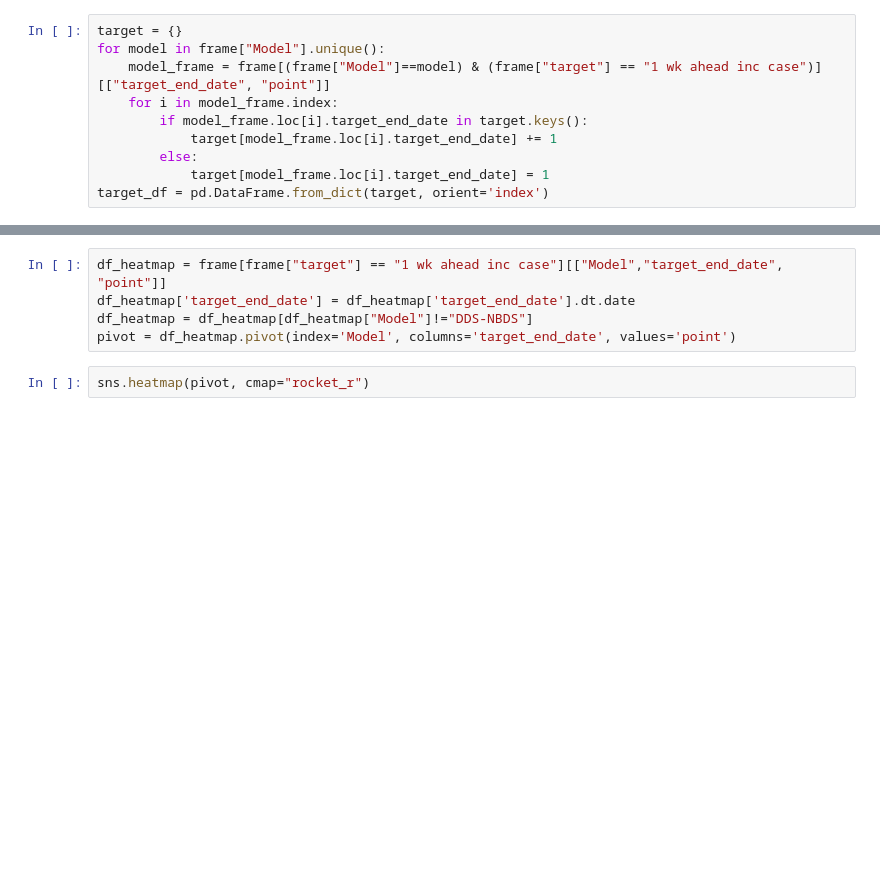
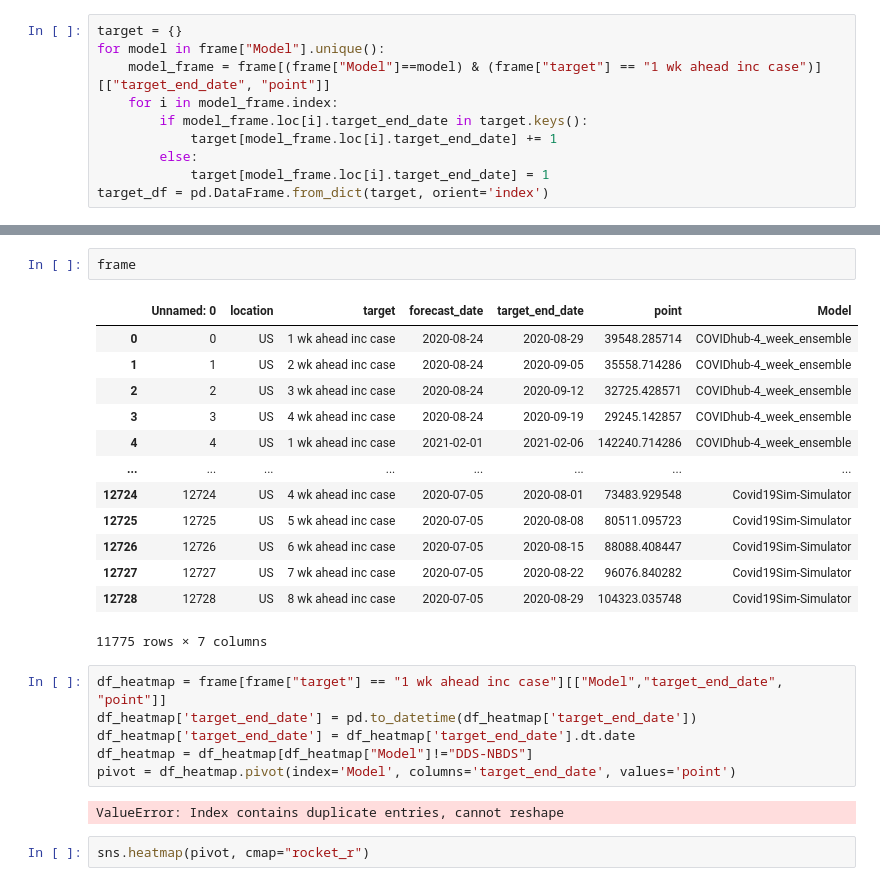
Before and after one commit to govindjeevan/cdc-model-analysis, a Jupyter notebook: 0. Timeline Analysis.ipynb, the cells around one changed output, grey strips where cells are left out. Cells and saved outputs as stored; diff of their text form; blank space fills up the shorter version.

```diff
--- a/0. Timeline Analysis.ipynb
+++ b/0. Timeline Analysis.ipynb
@@ -36,8 +24,27 @@ plt.savefig('plots/model_pred_timeline.png', bbox_inches='tight', dpi=150)
+# %%
+frame
+# %% [output]
+|  | Unnamed: 0 | location | target | forecast_date | target_end_date | point | Model |
+| 0 | 0 | US | 1 wk ahead inc case | 2020-08-24 | 2020-08-29 | 39548.285714 | COVIDhub-4_week_ensemble |
+| 1 | 1 | US | 2 wk ahead inc case | 2020-08-24 | 2020-09-05 | 35558.714286 | COVIDhub-4_week_ensemble |
+| 2 | 2 | US | 3 wk ahead inc case | 2020-08-24 | 2020-09-12 | 32725.428571 | COVIDhub-4_week_ensemble |
+| 3 | 3 | US | 4 wk ahead inc case | 2020-08-24 | 2020-09-19 | 29245.142857 | COVIDhub-4_week_ensemble |
+| 4 | 4 | US | 1 wk ahead inc case | 2021-02-01 | 2021-02-06 | 142240.714286 | COVIDhub-4_week_ensemble |
+| ... | ... | ... | ... | ... | ... | ... | ... |
+| 12724 | 12724 | US | 4 wk ahead inc case | 2020-07-05 | 2020-08-01 | 73483.929548 | Covid19Sim-Simulator |
+| 12725 | 12725 | US | 5 wk ahead inc case | 2020-07-05 | 2020-08-08 | 80511.095723 | Covid19Sim-Simulator |
+| 12726 | 12726 | US | 6 wk ahead inc case | 2020-07-05 | 2020-08-15 | 88088.408447 | Covid19Sim-Simulator |
+| 12727 | 12727 | US | 7 wk ahead inc case | 2020-07-05 | 2020-08-22 | 96076.840282 | Covid19Sim-Simulator |
+| 12728 | 12728 | US | 8 wk ahead inc case | 2020-07-05 | 2020-08-29 | 104323.035748 | Covid19Sim-Simulator |
+11775 rows × 7 columns
 # %%
 df_heatmap = frame[frame["target"] == "1 wk ahead inc case"][["Model","target_end_date", "point"]]
+df_heatmap['target_end_date'] = pd.to_datetime(df_heatmap['target_end_date'])
 df_heatmap['target_end_date'] = df_heatmap['target_end_date'].dt.date
 df_heatmap = df_heatmap[df_heatmap["Model"]!="DDS-NBDS"]
 pivot = df_heatmap.pivot(index='Model', columns='target_end_date', values='point')
+# %% [output]
+ValueError: Index contains duplicate entries, cannot reshape
 # %%
 sns.heatmap(pivot, cmap="rocket_r")
 # %% [output]
```
Also changed, not shown: parts of 6 cells of this notebook, 24 other files.
